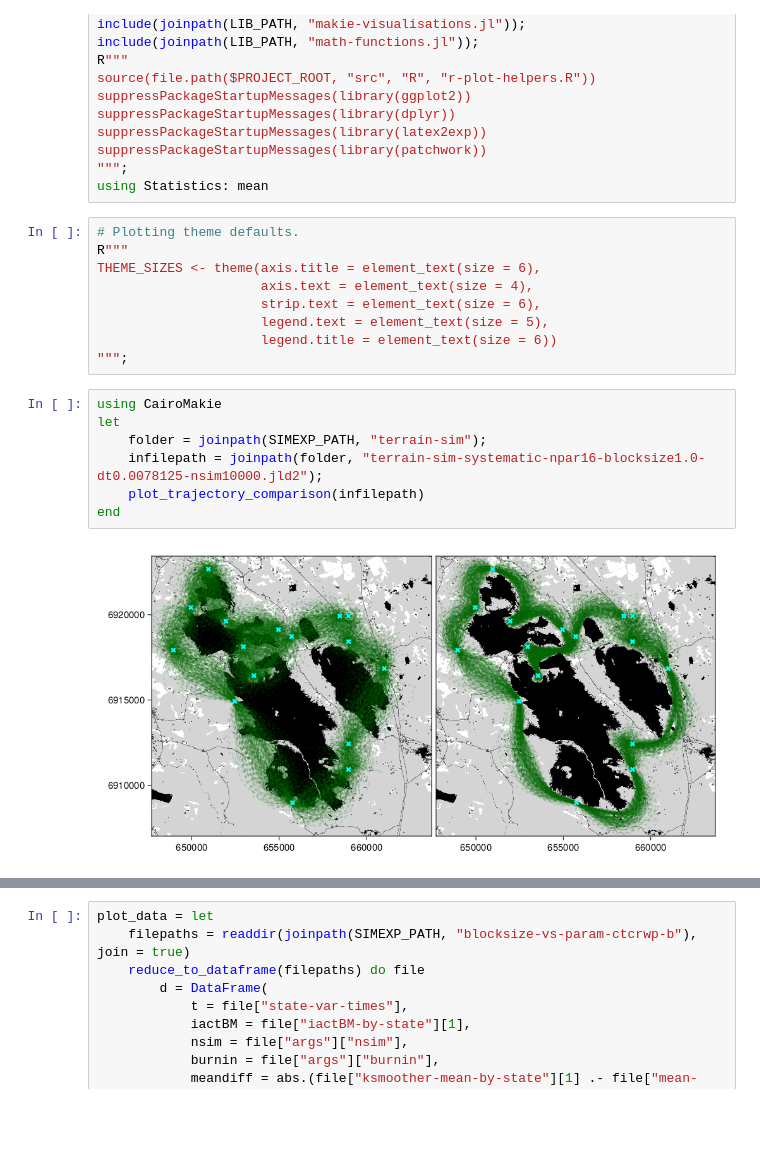
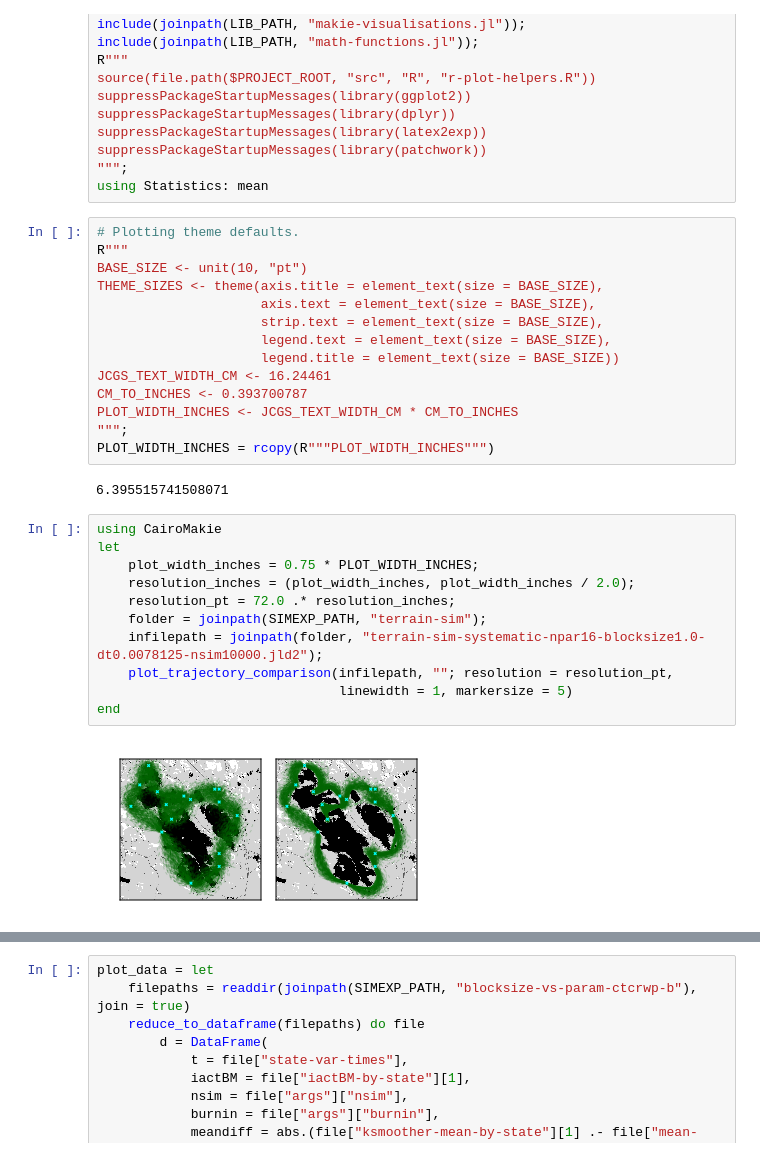
Before and after one commit to skarppinen/cpf-bbs, a Jupyter notebook: src/julia/notebooks/simulation-experiments.ipynb, the cells around one changed output, grey strips where cells are left out. Saved outputs shown, nothing was run; the diff lists cells and outputs as text; blank space fills up the shorter version.

Commit message:
update figures to revision 2

```diff
--- a/src/julia/notebooks/simulation-experiments.ipynb
+++ b/src/julia/notebooks/simulation-experiments.ipynb
@@ -17,21 +17,32 @@ using Statistics: mean
 # %%
 # Plotting theme defaults.
 R"""
-THEME_SIZES <- theme(axis.title = element_text(size = 6),
-                     axis.text = element_text(size = 4),
-                     strip.text = element_text(size = 6),
-                     legend.text = element_text(size = 5),
-                     legend.title = element_text(size = 6))
+BASE_SIZE <- unit(10, "pt")
+THEME_SIZES <- theme(axis.title = element_text(size = BASE_SIZE),
+                     axis.text = element_text(size = BASE_SIZE),
+                     strip.text = element_text(size = BASE_SIZE),
+                     legend.text = element_text(size = BASE_SIZE),
+                     legend.title = element_text(size = BASE_SIZE))
+JCGS_TEXT_WIDTH_CM <- 16.24461
+CM_TO_INCHES <- 0.393700787
+PLOT_WIDTH_INCHES <- JCGS_TEXT_WIDTH_CM * CM_TO_INCHES
 """;
+PLOT_WIDTH_INCHES = rcopy(R"""PLOT_WIDTH_INCHES""")
+# %% [output]
+6.395515741508071
 # %%
 using CairoMakie
 let
+    plot_width_inches = 0.75 * PLOT_WIDTH_INCHES;
+    resolution_inches = (plot_width_inches, plot_width_inches / 2.0);
+    resolution_pt = 72.0 .* resolution_inches;
     folder = joinpath(SIMEXP_PATH, "terrain-sim");
     infilepath = joinpath(folder, "terrain-sim-systematic-npar16-blocksize1.0-dt0.0078125-nsim10000.jld2");
-    plot_trajectory_comparison(infilepath)
+    plot_trajectory_comparison(infilepath, ""; resolution = resolution_pt,
+                               linewidth = 1, markersize = 5)
 end
 # %% [output]
-[figure, old version]
+[figure, new version]
 # %%
 bbcpf = let
     folder = joinpath(SIMEXP_PATH, "terrain-sim")
```
Also changed, not shown: parts of 8 cells of this notebook, 1 other file.
